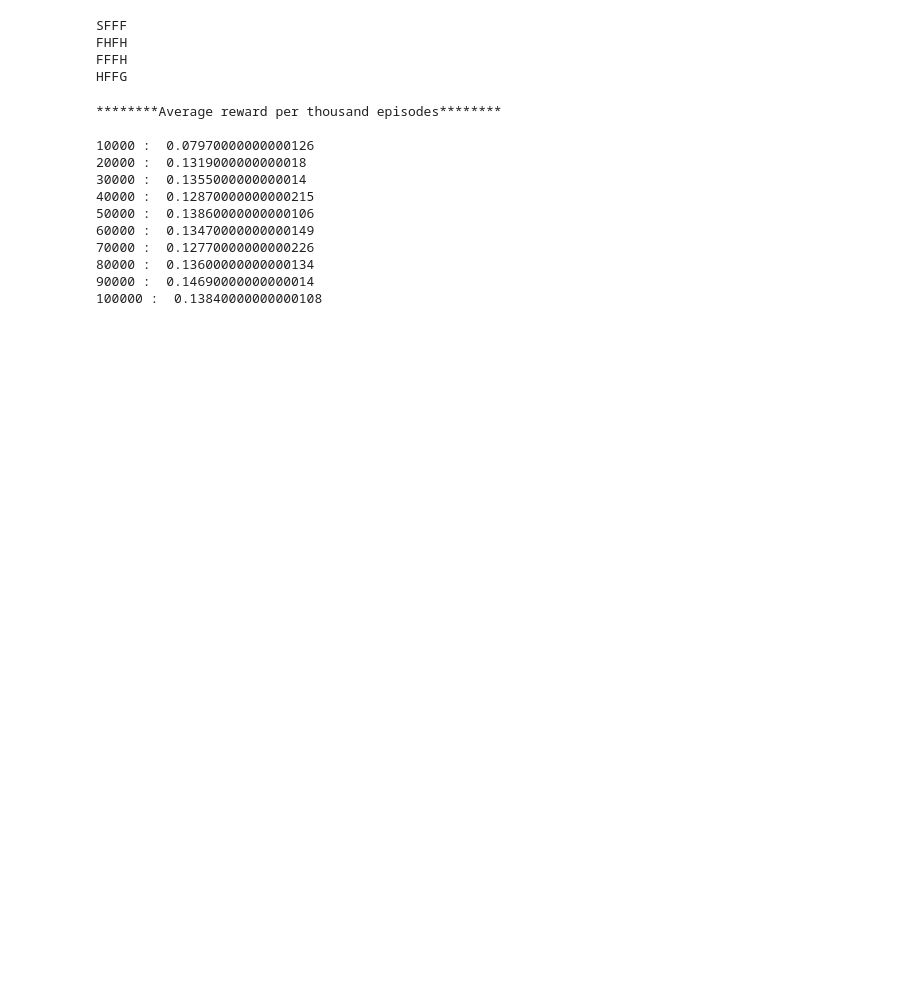
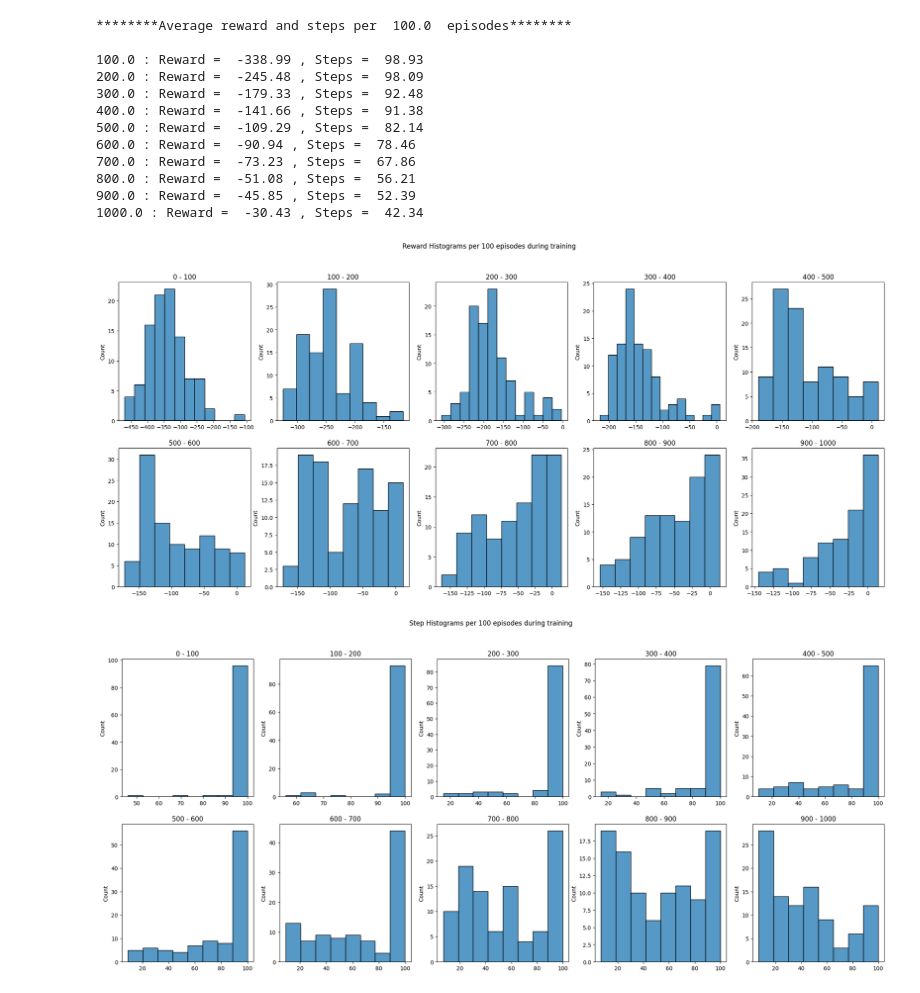
Before and after one commit to Joshi-2000/AML_Taxi, a Jupyter notebook: taxi_q_learning.ipynb, the cells around one changed output. Drawn from its saved outputs; the diff is of its cells as text; code cells hidden in the pictures; blank space fills up the shorter version.

Commit message:
implemented SARSA and better evaluate function

```diff
--- a/taxi_q_learning.ipynb
+++ b/taxi_q_learning.ipynb
@@ -7,25 +192,15 @@ from IPython.display import clear_output
 # %%
-env = gym.make('FrozenLake-v1', desc=None, map_name="4x4", is_slippery=True, render_mode='ansi').env
-# env = gym.make("Taxi-v3", render_mode='ansi').env
+# Hyperparameters
+# env = gym.make('FrozenLake-v1', desc=None, map_name="4x4", is_slippery=True, render_mode='ansi').env
+env = gym.make("Taxi-v3", render_mode='ansi').env
 
-env.reset()
-print(env.render())
+num_episodes = 1000
+max_steps_per_episode = 100
+
+learning_rate = 0.1
+discount_rate = 0.99
+
+exploration_rate = 1 # epsilon
+max_exploration_rate = 1
+min_exploration_rate = 0.05
+exploration_decay_rate = 0.005
-# %% [output]
-SFFF
-FHFH
-FFFH
-HFFG
-# %%
-
-
-# Hyperparameters
-num_episodes = 10000
-max_steps_per_episode = 100
-
-learning_rate = 0.1
-discount_rate = 0.99
-
-exploration_rate = 1
-max_exploration_rate = 1
-min_exploration_rate = 0.01
-exploration_decay_rate = 0.001
@@ -120,16 +207,21 @@ def visualise(q_table):
 # %%
-q_table = train_q_learn(learning_rate, discount_rate, num_episodes, max_steps_per_episode, exploration_rate, max_exploration_rate, min_exploration_rate, exploration_decay_rate)
+q_table, reward_list, step_list = train_q_learn(env, learning_rate, discount_rate, num_episodes, max_steps_per_episode, exploration_rate, max_exploration_rate, min_exploration_rate, exploration_decay_rate)
+# q_table, reward_list, step_list = train_sarsa(env, learning_rate, discount_rate, num_episodes, max_steps_per_episode, exploration_rate, max_exploration_rate, min_exploration_rate, exploration_decay_rate)
-# %% [output]
-********Average reward per thousand episodes********
-
-10000 :  0.07970000000000126
-20000 :  0.1319000000000018
-30000 :  0.1355000000000014
-40000 :  0.12870000000000215
-50000 :  0.13860000000000106
-60000 :  0.13470000000000149
-70000 :  0.12770000000000226
-80000 :  0.13600000000000134
-90000 :  0.14690000000000014
-100000 :  0.13840000000000108
+# %%
+eval_training(reward_list, step_list, num_episodes)
+# %% [output]
+********Average reward and steps per  100.0  episodes********
+
+100.0 : Reward =  -338.99 , Steps =  98.93
+200.0 : Reward =  -245.48 , Steps =  98.09
+300.0 : Reward =  -179.33 , Steps =  92.48
+400.0 : Reward =  -141.66 , Steps =  91.38
+500.0 : Reward =  -109.29 , Steps =  82.14
+600.0 : Reward =  -90.94 , Steps =  78.46
+700.0 : Reward =  -73.23 , Steps =  67.86
+800.0 : Reward =  -51.08 , Steps =  56.21
+900.0 : Reward =  -45.85 , Steps =  52.39
+1000.0 : Reward =  -30.43 , Steps =  42.34
+[figure, added]
+[figure, added]
 # %%
```
Also changed, not shown: parts of 9 cells of this notebook, 4 other files.
